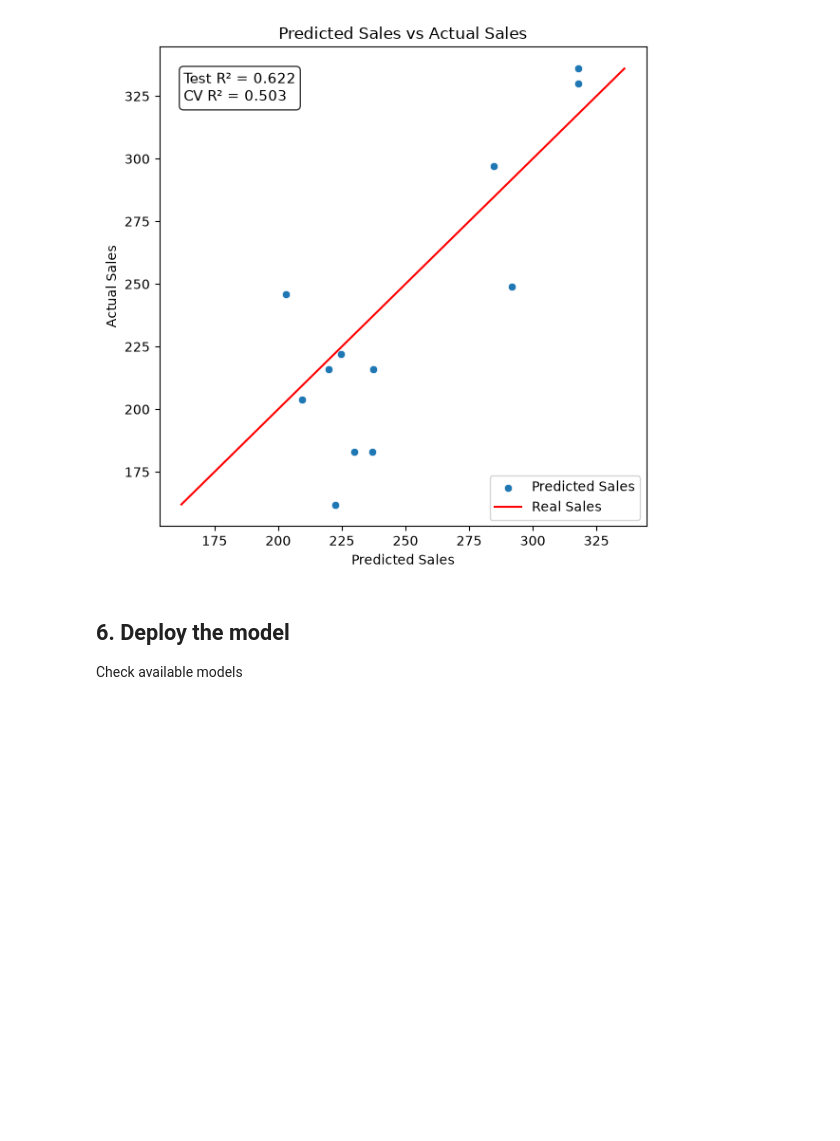
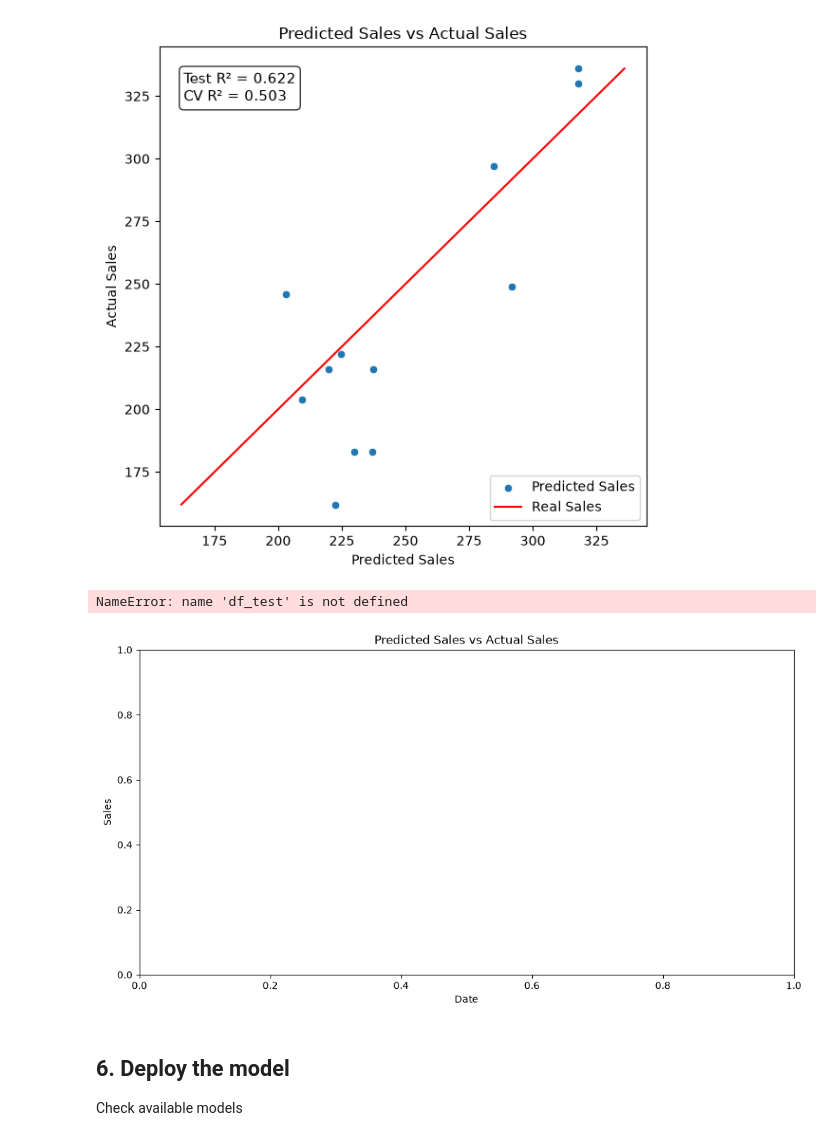
Before and after one commit to Irampardo/Datathon_CodeSpace, a Jupyter notebook: Notebooks/5_Datathon_Data_processing&modelling_finetune_v2.ipynb, the cells around one changed output. Cells and saved outputs as stored; diff of their text form; code cells hidden in the pictures; blank space fills up the shorter version.

```diff
--- a/Notebooks/5_Datathon_Data_processing&modelling_finetune_v2.ipynb
+++ b/Notebooks/5_Datathon_Data_processing&modelling_finetune_v2.ipynb
@@ -1078,6 +1063,23 @@ plt.tight_layout()
 plt.show()
 # %% [output]
 [figure]
+# %%
+import seaborn as sns
+import matplotlib.pyplot as plt
+
+fig, ax = plt.subplots(figsize=(12, 6))
+
+ax.set_title("Predicted Sales vs Actual Sales")
+ax.set_xlabel("Date")
+ax.set_ylabel("Sales")
+ax.set_xticklabels(df_test["fecha_venta"], rotation=45)
+
+dates = df_test["fecha_venta"].astype(str)
+sns.lineplot(x=dates, y=y_pred, label="Predicted Sales")
+sns.lineplot(x=dates, y=y_test, label="Real Sales")
+# %% [output]
+NameError: name 'df_test' is not defined
+[figure, added]
 # %% [markdown]
 ## 6. Deploy the model
 
```
Also changed, not shown: parts of 2 cells of this notebook, 2 other files.
